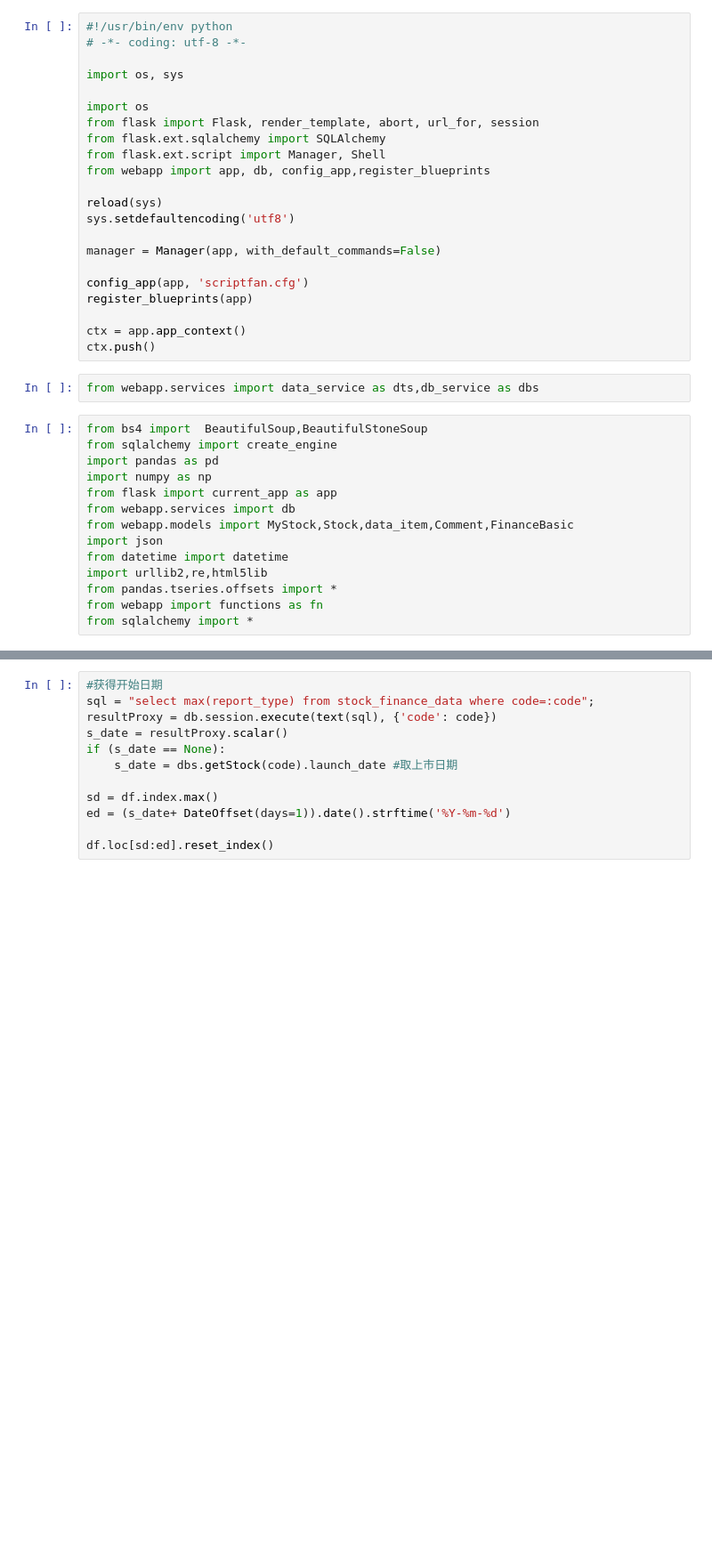
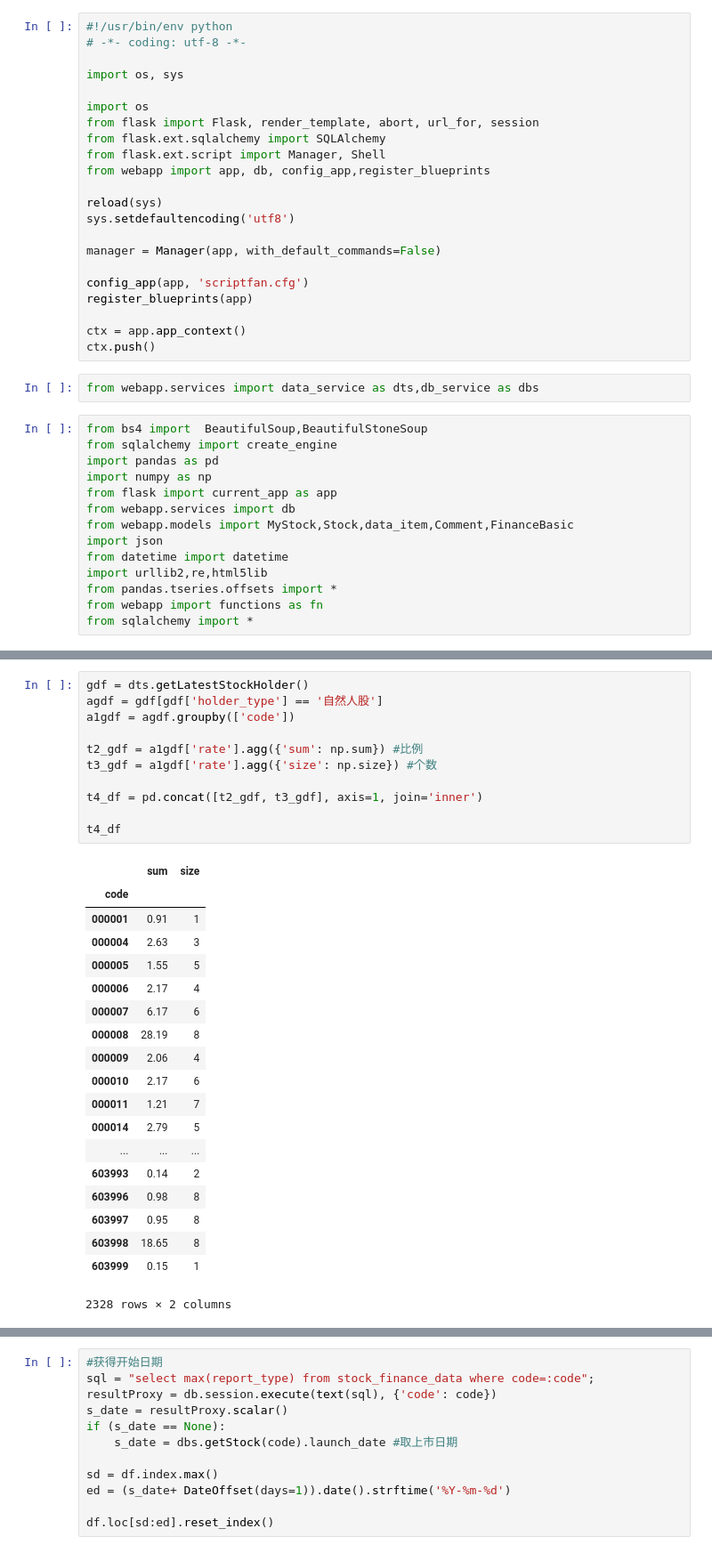
Before and after one commit to myfreshcity/mystock, a Jupyter notebook: Untitled1.ipynb, the cells around one changed output, grey strips where cells are left out. Shown at 89% size. Saved outputs shown, nothing was run; the diff lists cells and outputs as text; blank space fills up the shorter version.

```diff
--- a/Untitled1.ipynb
+++ b/Untitled1.ipynb
@@ -134,0 +103,31 @@ df1.head(10)
+# %%
+gdf = dts.getLatestStockHolder()
+agdf = gdf[gdf['holder_type'] == '自然人股']
+a1gdf = agdf.groupby(['code'])
+
+t2_gdf = a1gdf['rate'].agg({'sum': np.sum}) #比例
+t3_gdf = a1gdf['rate'].agg({'size': np.size}) #个数
+
+t4_df = pd.concat([t2_gdf, t3_gdf], axis=1, join='inner')
+
+t4_df
+# %% [output]
+|  | sum | size |
+| code |  |  |
+| 000001 | 0.91 | 1 |
+| 000004 | 2.63 | 3 |
+| 000005 | 1.55 | 5 |
+| 000006 | 2.17 | 4 |
+| 000007 | 6.17 | 6 |
+| 000008 | 28.19 | 8 |
+| 000009 | 2.06 | 4 |
+| 000010 | 2.17 | 6 |
+| 000011 | 1.21 | 7 |
+| 000014 | 2.79 | 5 |
+| ... | ... | ... |
+| 603993 | 0.14 | 2 |
+| 603996 | 0.98 | 8 |
+| 603997 | 0.95 | 8 |
+| 603998 | 18.65 | 8 |
+| 603999 | 0.15 | 1 |
+2328 rows × 2 columns
```
Also changed, not shown: parts of 26 cells of this notebook, 9 other files.
